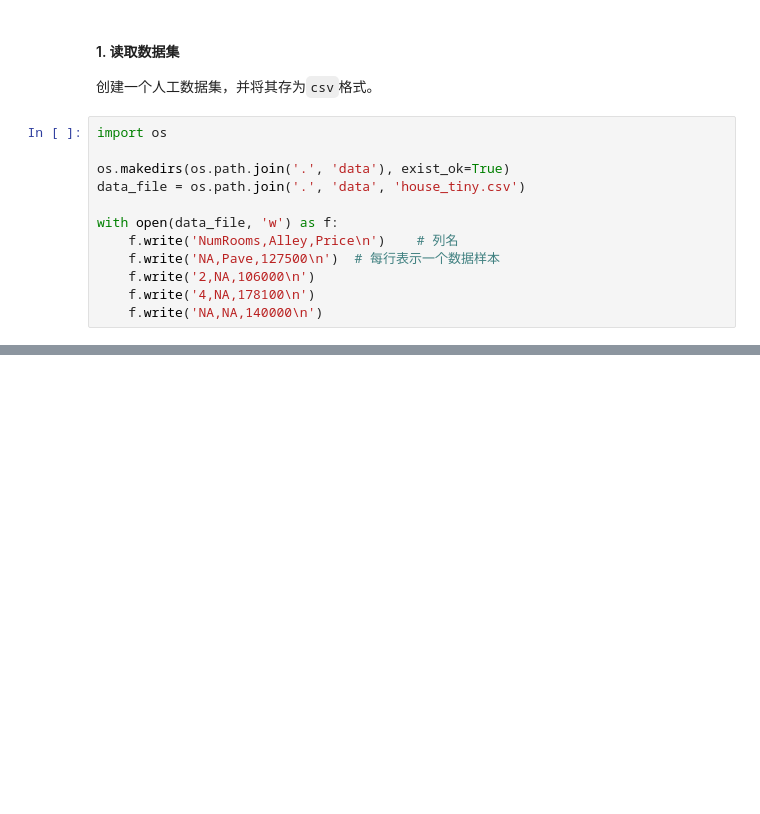
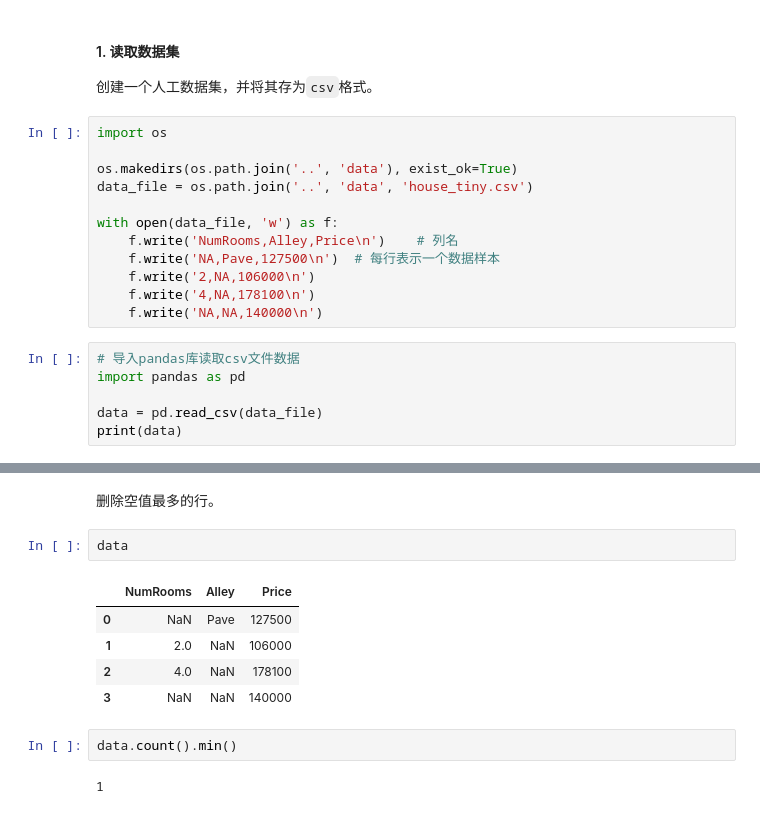
Before and after one commit to soufal/myself_d2l, a Jupyter notebook: d2dl/2.预备知识.ipynb, the cells around one changed output, grey strips where cells are left out. Cells and saved outputs as stored; diff of their text form; blank space fills up the shorter version.

```diff
--- a/d2dl/2.预备知识.ipynb
+++ b/d2dl/2.预备知识.ipynb
@@ -452,8 +452,8 @@ a, a.item(), float(a), int(a)
 # %%
 import os
 
-os.makedirs(os.path.join('.', 'data'), exist_ok=True)
-data_file = os.path.join('.', 'data', 'house_tiny.csv')
+os.makedirs(os.path.join('..', 'data'), exist_ok=True)
+data_file = os.path.join('..', 'data', 'house_tiny.csv')
 
 with open(data_file, 'w') as f:
     f.write('NumRooms,Alley,Price\n')    # 列名
@@ -461,3 +461,9 @@ with open(data_file, 'w') as f:
     f.write('2,NA,106000\n')
     f.write('4,NA,178100\n')
     f.write('NA,NA,140000\n')
+# %%
+# 导入pandas库读取csv文件数据
+import pandas as pd
+
+data = pd.read_csv(data_file)
+print(data)
@@ -463,0 +540,14 @@ with open(data_file, 'w') as f:
+# %% [markdown]
+删除空值最多的行。
+# %%
+data
+# %% [output]
+|  | NumRooms | Alley | Price |
+| 0 | NaN | Pave | 127500 |
+| 1 | 2.0 | NaN | 106000 |
+| 2 | 4.0 | NaN | 178100 |
+| 3 | NaN | NaN | 140000 |
+# %%
+data.count().min()
+# %% [output]
+1
```
Also changed, not shown: parts of 10 cells of this notebook.
